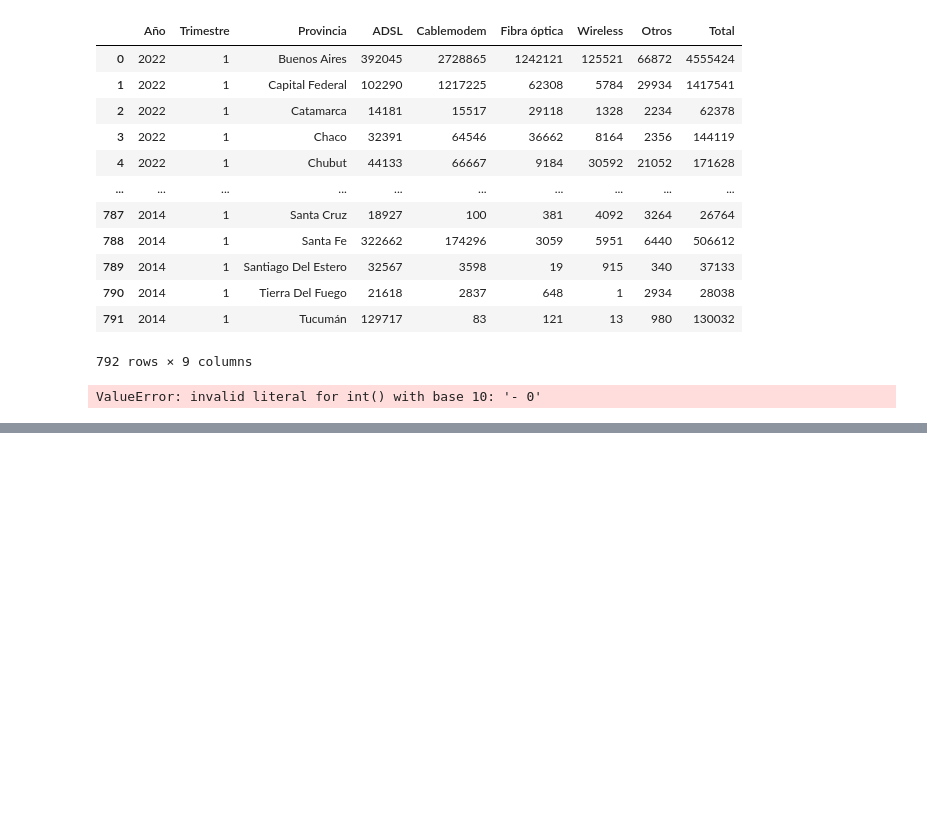
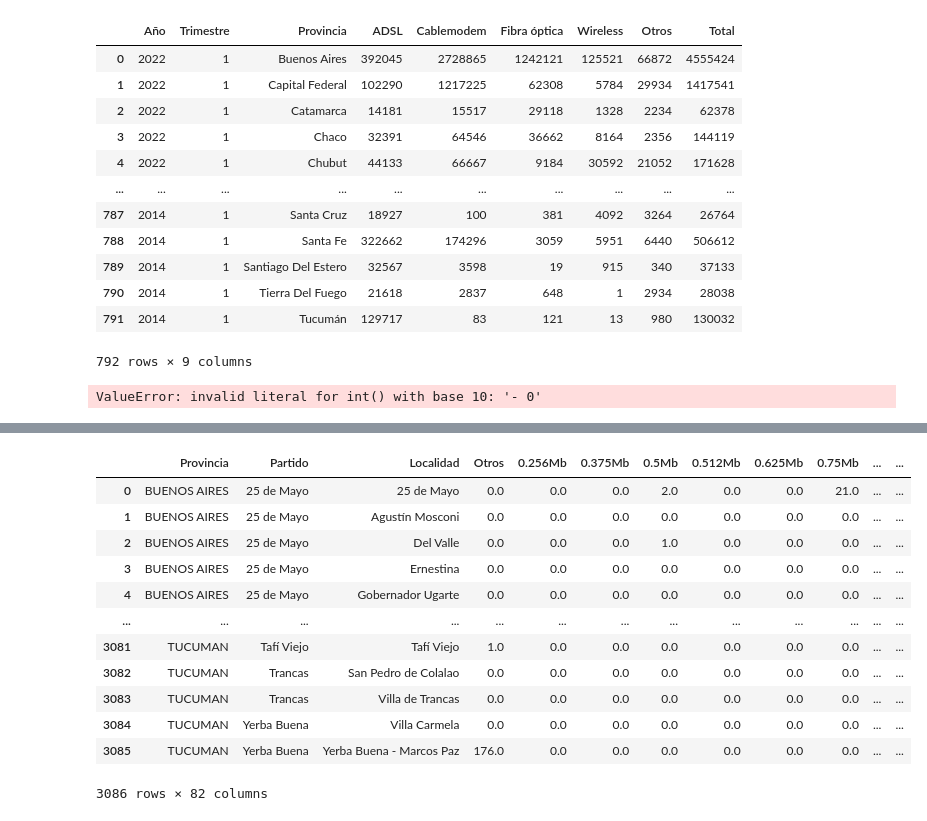
Before and after one commit to Galo0000/Analitics_Proyect, a Jupyter notebook: otro.ipynb, the cells around one changed output, grey strips where cells are left out. Cells and saved outputs as stored; diff of their text form; code cells hidden in the pictures; blank space fills up the shorter version.

```diff
--- a/otro.ipynb
+++ b/otro.ipynb
@@ -260,0 +358,3 @@ TypeError: eval() missing 1 required positional argument: 'expr'
+# %%
+df = pd.read_csv('./Internet/Accesos_Internet_fijo_por_velocidad_bajada_y _ocalidad.csv',delimiter=',')
+df.head()
@@ -260,0 +369,3 @@ TypeError: eval() missing 1 required positional argument: 'expr'
+# %%
+df.drop('Link Indec',inplace=True,axis=1)
+df.head()
@@ -260,0 +380,5 @@ TypeError: eval() missing 1 required positional argument: 'expr'
+# %%
+df.columns = df.columns.str.replace('ps','')
+df.columns = df.columns.str.replace(' ','')
+df.columns = df.columns.str.replace(',','.')
+df.head()
@@ -260,0 +408,17 @@ TypeError: eval() missing 1 required positional argument: 'expr'
+# %%
+df.fillna(0.0,inplace=True,axis=1)
+df
+# %% [output]
+|  | Provincia | Partido | Localidad | Otros | 0.256Mb | 0.375Mb | 0.5Mb | 0.512Mb | 0.625Mb | 0.75Mb | ... | ... |
+| 0 | BUENOS AIRES | 25 de Mayo | 25 de Mayo | 0.0 | 0.0 | 0.0 | 2.0 | 0.0 | 0.0 | 21.0 | ... | ... |
+| 1 | BUENOS AIRES | 25 de Mayo | Agustín Mosconi | 0.0 | 0.0 | 0.0 | 0.0 | 0.0 | 0.0 | 0.0 | ... | ... |
+| 2 | BUENOS AIRES | 25 de Mayo | Del Valle | 0.0 | 0.0 | 0.0 | 1.0 | 0.0 | 0.0 | 0.0 | ... | ... |
+| 3 | BUENOS AIRES | 25 de Mayo | Ernestina | 0.0 | 0.0 | 0.0 | 0.0 | 0.0 | 0.0 | 0.0 | ... | ... |
+| 4 | BUENOS AIRES | 25 de Mayo | Gobernador Ugarte | 0.0 | 0.0 | 0.0 | 0.0 | 0.0 | 0.0 | 0.0 | ... | ... |
+| ... | ... | ... | ... | ... | ... | ... | ... | ... | ... | ... | ... | ... |
+| 3081 | TUCUMAN | Tafí Viejo | Tafí Viejo | 1.0 | 0.0 | 0.0 | 0.0 | 0.0 | 0.0 | 0.0 | ... | ... |
+| 3082 | TUCUMAN | Trancas | San Pedro de Colalao | 0.0 | 0.0 | 0.0 | 0.0 | 0.0 | 0.0 | 0.0 | ... | ... |
+| 3083 | TUCUMAN | Trancas | Villa de Trancas | 0.0 | 0.0 | 0.0 | 0.0 | 0.0 | 0.0 | 0.0 | ... | ... |
+| 3084 | TUCUMAN | Yerba Buena | Villa Carmela | 0.0 | 0.0 | 0.0 | 0.0 | 0.0 | 0.0 | 0.0 | ... | ... |
+| 3085 | TUCUMAN | Yerba Buena | Yerba Buena - Marcos Paz | 176.0 | 0.0 | 0.0 | 0.0 | 0.0 | 0.0 | 0.0 | ... | ... |
+3086 rows × 82 columns
```
Also changed, not shown: parts of 24 cells of this notebook, 3 other files.
